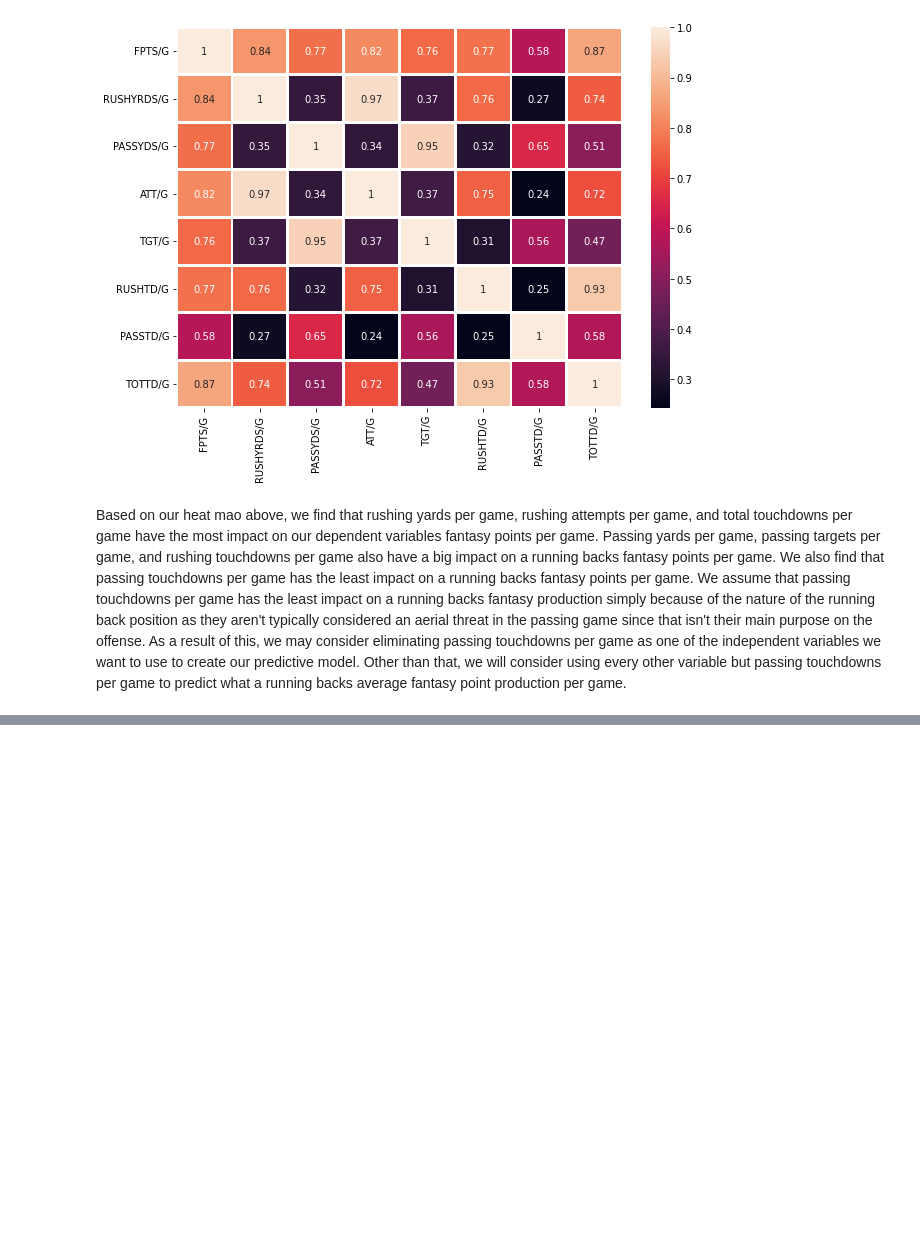
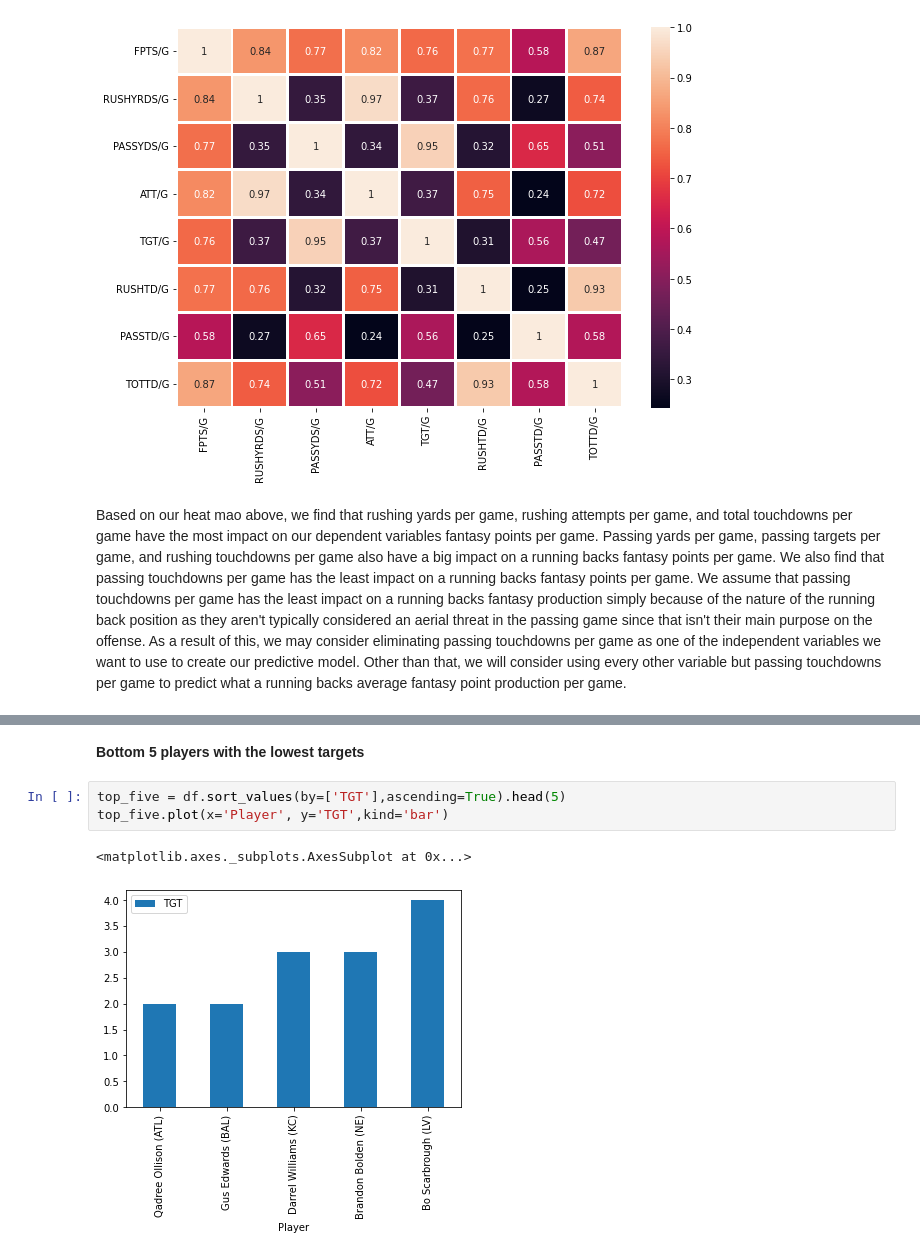
Before and after one commit to anuj-m-sharma/NFL-Analysis, a Jupyter notebook: Project.ipynb, the cells around one changed output, grey strips where cells are left out. Cells and saved outputs as stored; diff of their text form; blank space fills up the shorter version.

```diff
--- a/Project.ipynb
+++ b/Project.ipynb
@@ -125,0 +148,8 @@ Based on our heat mao above, we find that rushing yards per game, rushing attemp
+# %% [markdown]
+**Bottom 5 players with the lowest targets**
+# %%
+top_five = df.sort_values(by=['TGT'],ascending=True).head(5)
+top_five.plot(x='Player', y='TGT',kind='bar')
+# %% [output]
+<matplotlib.axes._subplots.AxesSubplot at 0x...>
+[figure, added]
```
Also changed, not shown: parts of 4 cells of this notebook.
